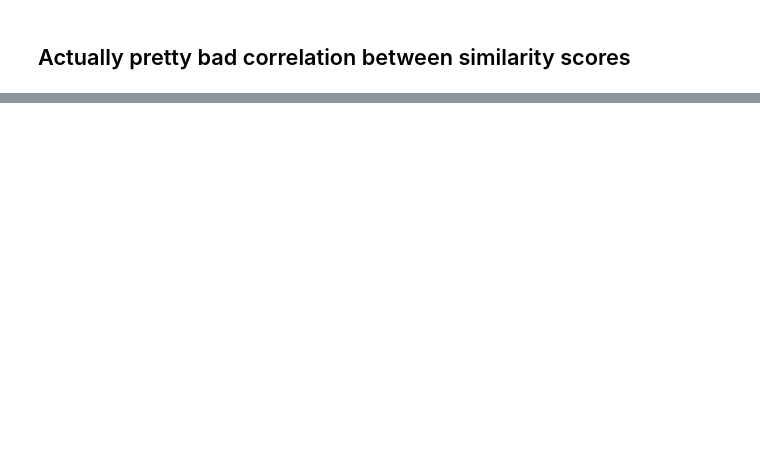
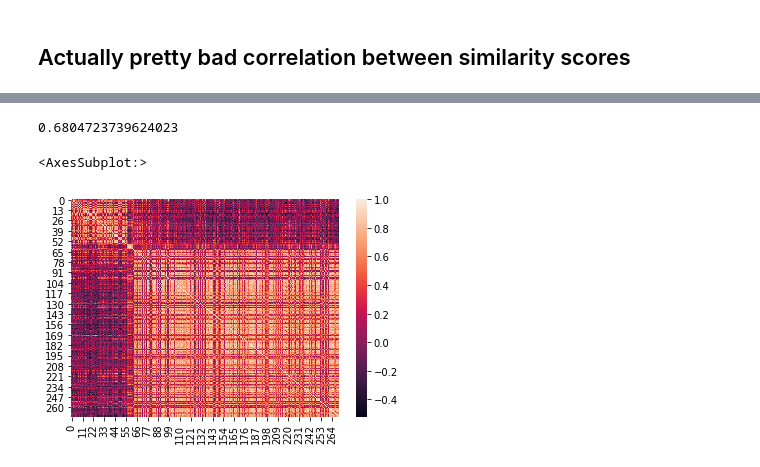
Before and after one commit to ideo/a-list, a Jupyter notebook: notebooks/6_talk_like_ideo.ipynb, the cells around one changed output, grey strips where cells are left out. Cells and saved outputs as stored; diff of their text form; code cells hidden in the pictures; blank space fills up the shorter version.

```diff
--- a/notebooks/6_talk_like_ideo.ipynb
+++ b/notebooks/6_talk_like_ideo.ipynb
@@ -244,0 +399,16 @@ plt.show()
+# %%
+from gensim.models.doc2vec import Doc2Vec
+
+model= Doc2Vec.load("d2v.model")
+#to find the vector of a document which is not in training data
+test_data = tokens[3]
+v1 = model.infer_vector(test_data)
+print("V1_infer", v1)
+
+# to find most similar doc using tags
+similar_doc = model.docvecs.most_similar('1')
+print(similar_doc)
+
+
+# to find vector of doc in training data using tags or in other words, printing the vector of document at index 1 in training data
+# print(model.docvecs['1'])
@@ -244,0 +425,3 @@ plt.show()
+# %%
+doc_vectors = model.docvecs.vectors_docs
+doc_vectors.shape
@@ -244,0 +442,4 @@ plt.show()
+# %%
+1 - cosine(ideo_vector, gl_vector)
+# %% [output]
+0.6804723739624023
@@ -244,0 +460,7 @@ plt.show()
+# %%
+a = cosine_similarity(doc_vectors)
+# %%
+sns.heatmap(a)
+# %% [output]
+<AxesSubplot:>
+[figure, added]
```
Also changed, not shown: parts of 47 cells of this notebook, 1 other file.
